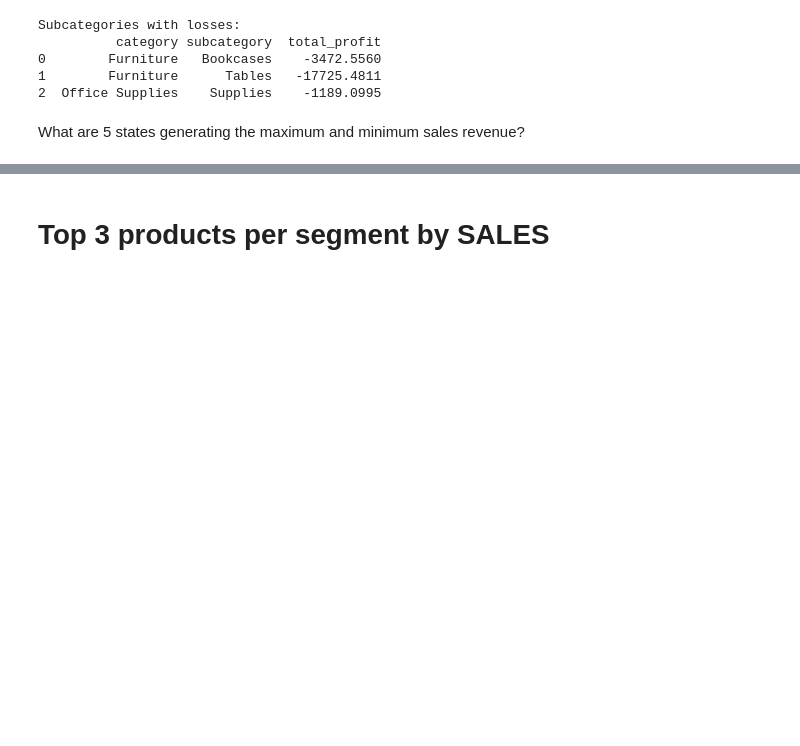
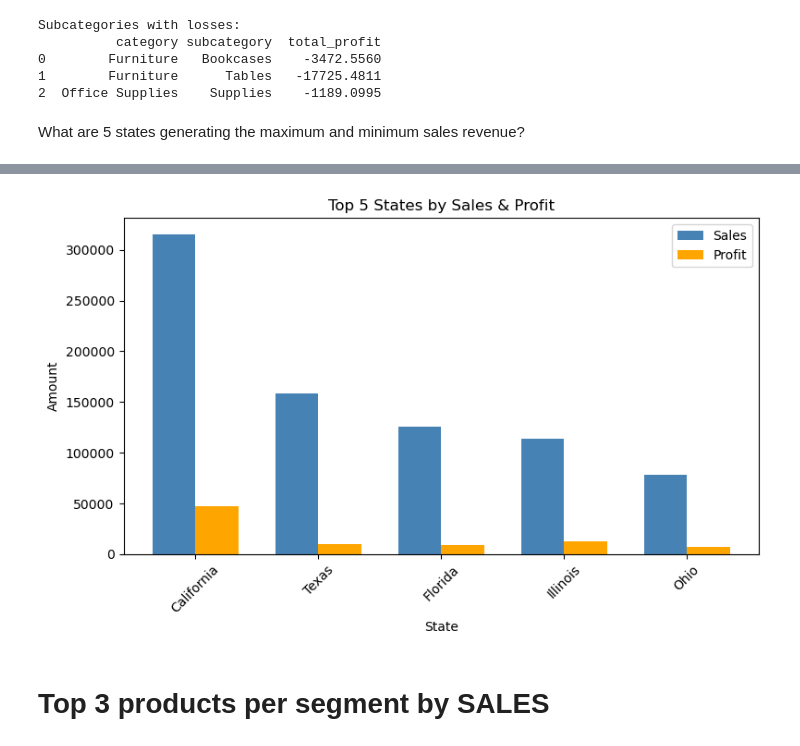
Before and after one commit to bruno-aro/Test, a Jupyter notebook: Project_5.ipynb, the cells around one changed output, grey strips where cells are left out. Saved outputs shown, nothing was run; the diff lists cells and outputs as text; code cells hidden in the pictures; blank space fills up the shorter version.

```diff
--- a/Project_5.ipynb
+++ b/Project_5.ipynb
@@ -532,3 +484,24 @@ OperationalError: no such column: s.sales
+# %%
+import numpy as np
+
+x = np.arange(len(top5_states_df["state"]))  # posiciones
+width = 0.35
+
+fig, ax = plt.subplots(figsize=(8,5))
+ax.bar(x - width/2, top5_states_df["total_sales"], width, label="Sales", color="steelblue")
+ax.bar(x + width/2, top5_states_df["total_profit"], width, label="Profit", color="orange")
+
+ax.set_title("Top 5 States by Sales & Profit")
+ax.set_xlabel("State")
+ax.set_ylabel("Amount")
+ax.set_xticks(x)
+ax.set_xticklabels(top5_states_df["state"], rotation=45)
+ax.legend()
+
+plt.tight_layout()
+plt.show()
+# %% [output]
+[figure, added]
 # %% [markdown]
 # Top 3 products per segment by SALES
 # %%
```
Also changed, not shown: parts of 5 cells of this notebook.
